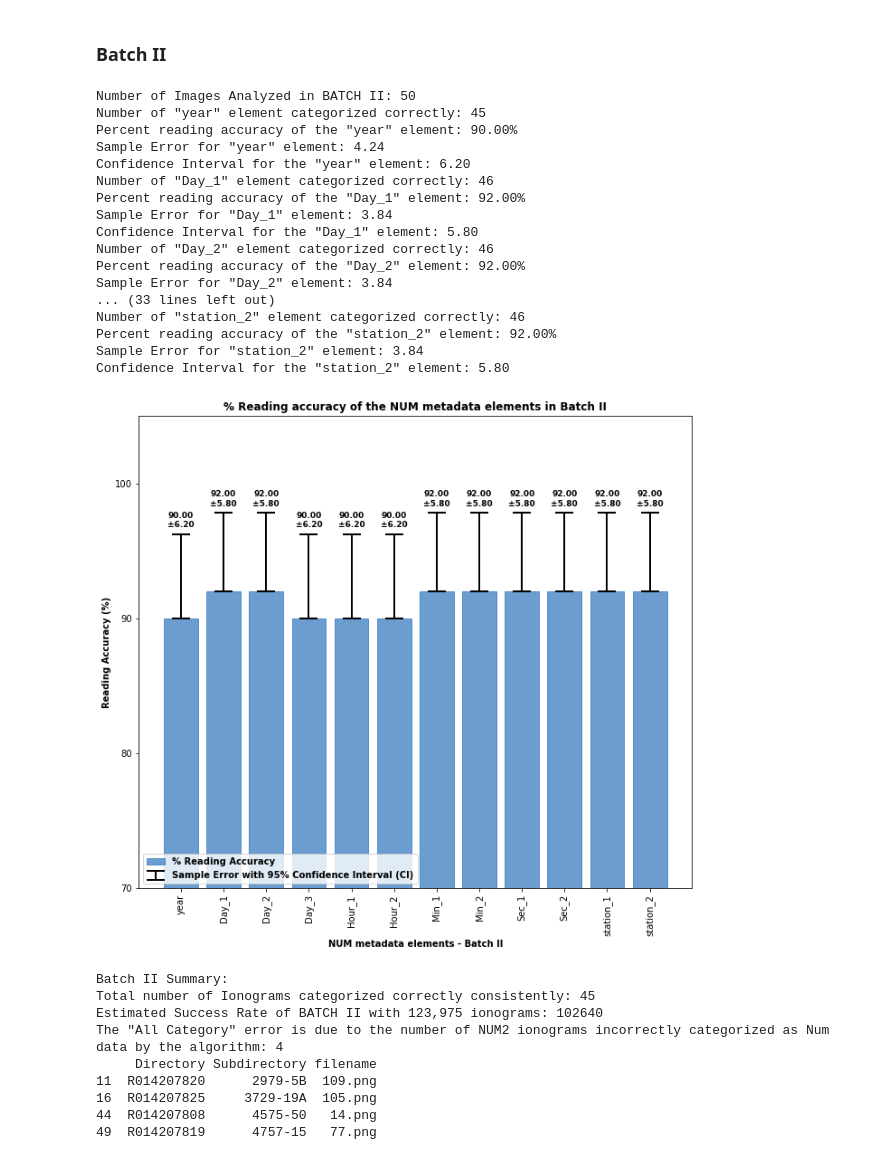
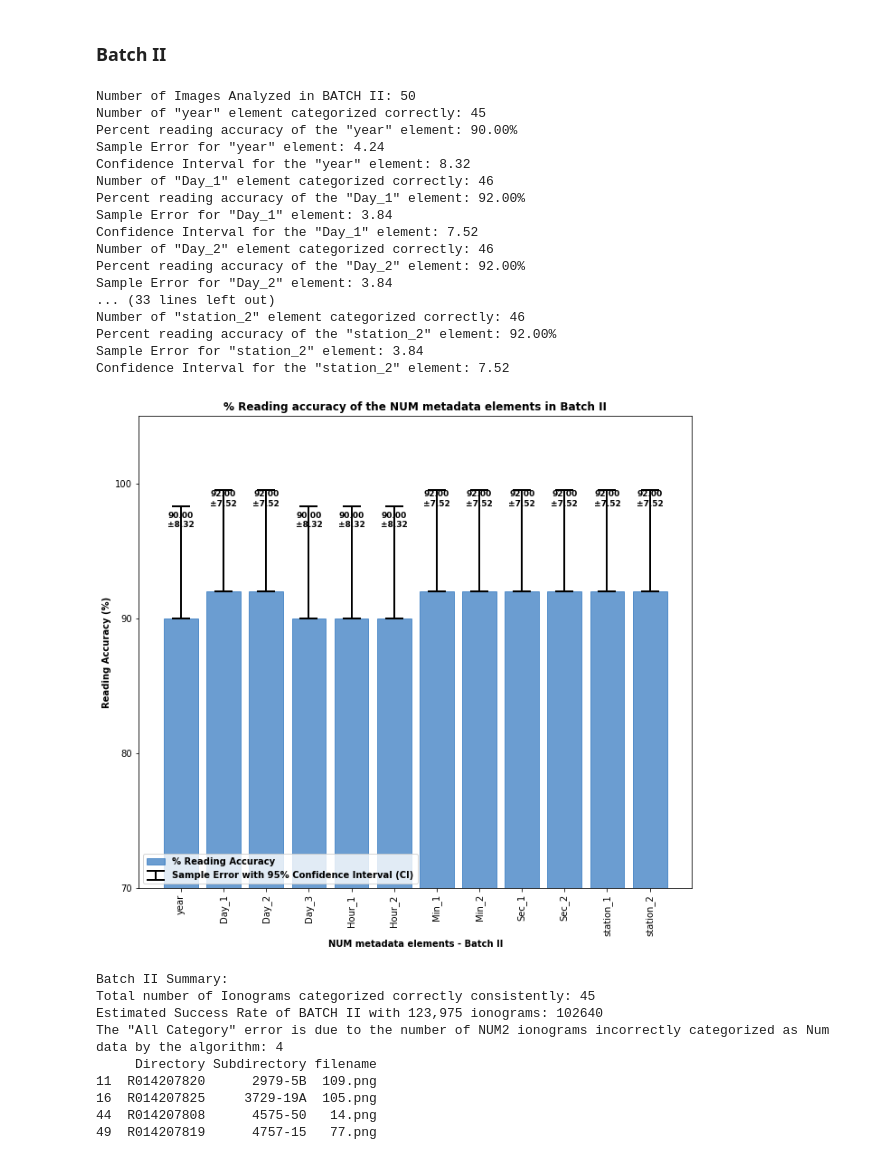
Before and after one commit to asc-csa/Alouette_ISIS_extract, a Jupyter notebook: code/C_Overall Metadata Reading Accuracy for Alouette-1.ipynb, the cells around one changed output. Saved outputs shown, nothing was run; the diff lists cells and outputs as text; code cells hidden in the pictures.

```diff
--- a/code/C_Overall Metadata Reading Accuracy for Alouette-1.ipynb
+++ b/code/C_Overall Metadata Reading Accuracy for Alouette-1.ipynb
@@ -47,14 +47,14 @@ categorical_columns = ['year','Day_1','Day_2','Day_3','Hour_1','Hour_2','Min_1',
                        'Min_2','Sec_1','Sec_2','station_1','station_2']
 accuracy_data_I = []
 confidence_level = 0.95
-z_score = norm.ppf(1-(1-confidence_level)/2)
+z_score = 1.96 #norm.ppf(1-(1-confidence_level)/2)
 
 for column in categorical_columns:
     col_sum = df_I[column].sum()
     p = col_sum/total_I
     accuracy_percent = p*100
     sample_error = np.sqrt(p*(1-p)/total_I)*100
-    confidence_interval = z_score + sample_error
+    confidence_interval = z_score*sample_error
 
     print(f'Number of "{column}" element categorized correctly:' , col_sum)
     print (f'Percent reading accuracy of the "{column}" element: {accuracy_percent:.2f}%')
@@ -144,13 +144,13 @@ categorical_columns = ['year','Day_1','Day_2','Day_3','Hour_1','Hour_2','Min_1',
                        'Min_2','Sec_1','Sec_2','station_1','station_2']
 accuracy_data_II= []
 confidence_level = 0.95
-z_score = norm.ppf(1-(1-confidence_level)/2)
+z_score = 1.96 #norm.ppf(1-(1-confidence_level)/2)
 for column in categorical_columns:
     col_sum = df_II[column].sum()
     p = col_sum/total_II
     accuracy_percent = p*100
     sample_error = np.sqrt(p*(1-p)/total_II)*100
-    confidence_interval = z_score + sample_error
+    confidence_interval = z_score*sample_error
 
     print(f'Number of "{column}" element categorized correctly:' , col_sum)
     print (f'Percent reading accuracy of the "{column}" element: {accuracy_percent:.2f}%')
@@ -176,37 +176,37 @@ plt.yticks (np.arange(70, 105, step = 10))
 #creating a legend
 legend_handles = [bar[0], error_bar]
 legend_labels = ['% Reading Accuracy', 'Sample Error with 95% Confidence Interval (CI)']
 plt.legend(legend_handles, legend_labels, loc = 'lower left', prop = {'weight':'bold'})
 
 #adding numbers on top of the error bars and bars
 for i, (bar_height, err_height, conf_interval) in enumerate (zip(accuracies, sample_error, confidence_interval)):
     text_height = max(bar_height, bar_height+err_height)
     if text_height >100:
         text_height = 100
     plus_minus = '\u00B1' # used for +- symbol
     err_text = f'{plus_minus}{conf_interval:.2f}'
     plt.text(i, bar_height + err_height+ 2.5 ,f'{bar_height:.2f}\n{err_text}',  ha = 'center', color = 'black', fontsize = 9, weight = 'bold')
 plt.subplots_adjust(bottom = 0.25, top = 1.7, left = 0.1, right= 0.95)
 plt.show()
 # %% [output]
 Number of Images Analyzed in BATCH II: 50
 Number of "year" element categorized correctly: 45
 Percent reading accuracy of the "year" element: 90.00%
 Sample Error for "year" element: 4.24
-Confidence Interval for the "year" element: 6.20
+Confidence Interval for the "year" element: 8.32
 Number of "Day_1" element categorized correctly: 46
 Percent reading accuracy of the "Day_1" element: 92.00%
 Sample Error for "Day_1" element: 3.84
-Confidence Interval for the "Day_1" element: 5.80
+Confidence Interval for the "Day_1" element: 7.52
 Number of "Day_2" element categorized correctly: 46
 Percent reading accuracy of the "Day_2" element: 92.00%
 Sample Error for "Day_2" element: 3.84
 ... (33 lines left out)
 Number of "station_2" element categorized correctly: 46
 Percent reading accuracy of the "station_2" element: 92.00%
 Sample Error for "station_2" element: 3.84
-Confidence Interval for the "station_2" element: 5.80
+Confidence Interval for the "station_2" element: 7.52
-[figure, old version]
+[figure, new version]
 # %%
 # BATCH II - Summary
 df_II = df_II.loc[df_II['Issue'] != 'None']
```
Also changed, not shown: parts of 3 cells of this notebook.
